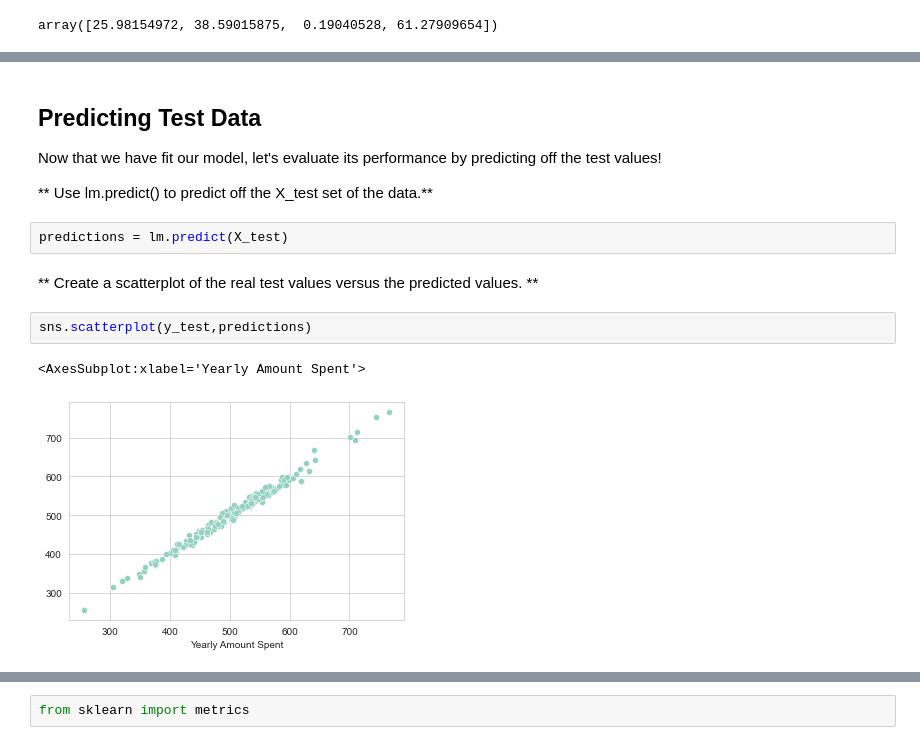
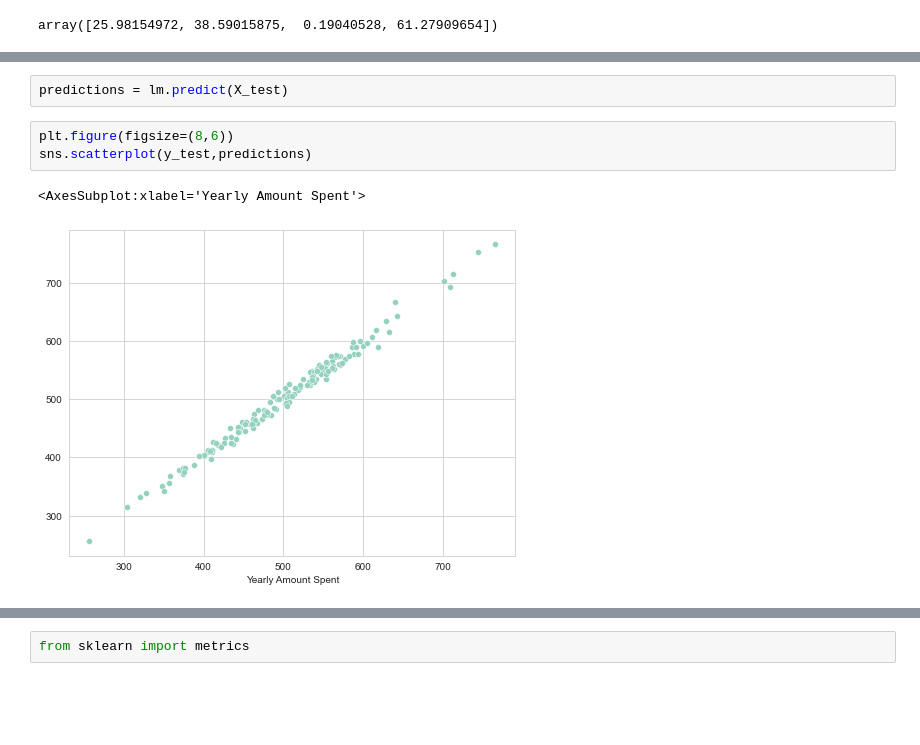
Before and after one commit to EnricoPf/Ecommerce-ML, a Jupyter notebook: Ecommerce.ipynb, the cells around one changed output, grey strips where cells are left out. Cells and saved outputs as stored; diff of their text form; blank space fills up the shorter version.

```diff
--- a/Ecommerce.ipynb
+++ b/Ecommerce.ipynb
@@ -186,14 +109,8 @@ Coefficients:
-# %% [markdown]
-## Predicting Test Data
-Now that we have fit our model, let's evaluate its performance by predicting off the test values!
-
-** Use lm.predict() to predict off the X_test set of the data.**
 # %%
 predictions = lm.predict(X_test)
-# %% [markdown]
-** Create a scatterplot of the real test values versus the predicted values. **
 # %%
+plt.figure(figsize=(8,6))
 sns.scatterplot(y_test,predictions)
 # %% [output]
 <AxesSubplot:xlabel='Yearly Amount Spent'>
-[figure, old version]
+[figure, new version]
```
Also changed, not shown: parts of 46 cells of this notebook.
